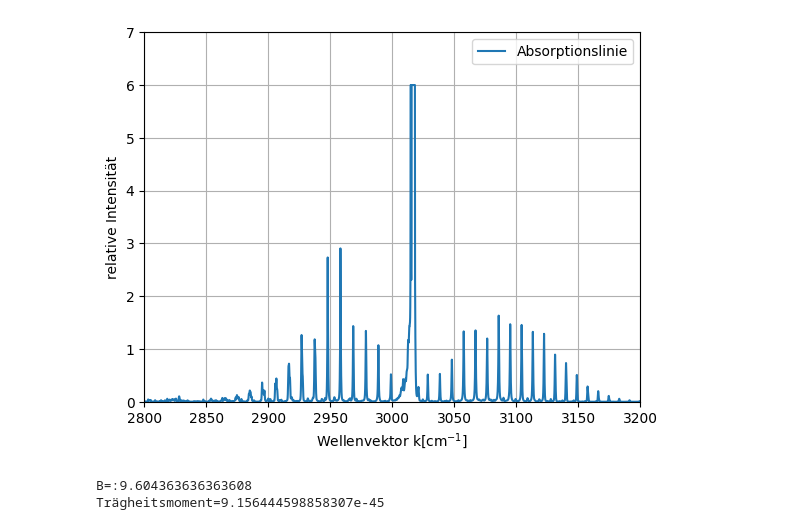
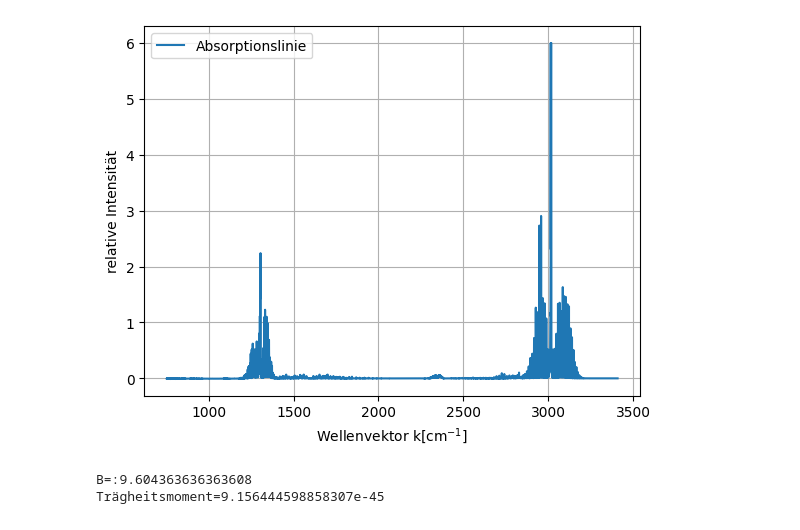
Before and after one commit to iLoveeMilkaa/M1-Lab, a Jupyter notebook: Aufgabe 4.ipynb, the cells around one changed output. Drawn from its saved outputs; the diff is of its cells as text; code cells hidden in the pictures.

```diff
--- a/Aufgabe 4.ipynb
+++ b/Aufgabe 4.ipynb
@@ -14,15 +14,15 @@ methan1_std_A4 = np.genfromtxt((conv(x) for x in open("A4 Festkörper/methan1_st
 # %%
 #plt.figure(figsize = [15,10])
 #plt.plot(methan1_std_A4 [:,0],(methan1_std_A4 [:,1]) ,label= r"Absorptionslinie")
 plt.plot(methan_A05_2ndtry [:,0],(methan_A05_2ndtry[:,1]) ,label= r"Absorptionslinie")
-plt.axis([2800,3200,0,7])
+#plt.axis([2800,3200,0,7])
 plt.xlabel(r"Wellenvektor k$ [\mathrm{cm}^{-1}]$")
 plt.ylabel("relative Intensität")
 plt.legend(loc = 0)
 plt.grid(True)
 plt.savefig("plots/methanfull.pdf")
 # %% [output]
-[figure, old version]
+[figure, new version]
 # %%
 peaks = sig.find_peaks(methan_A05_2ndtry[:,1],height=1,distance=75, threshold=0.005)
 peakpos = peaks[0]
```
Also changed, not shown: 6 other files.
